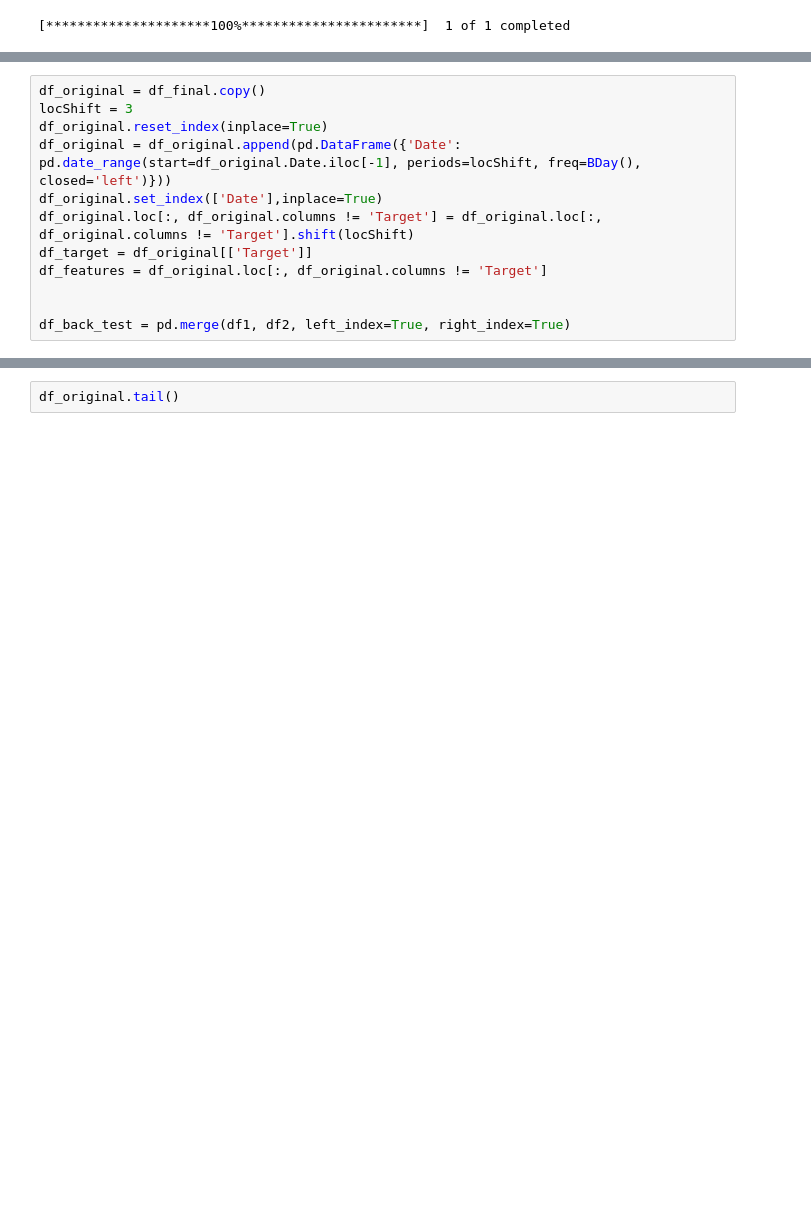
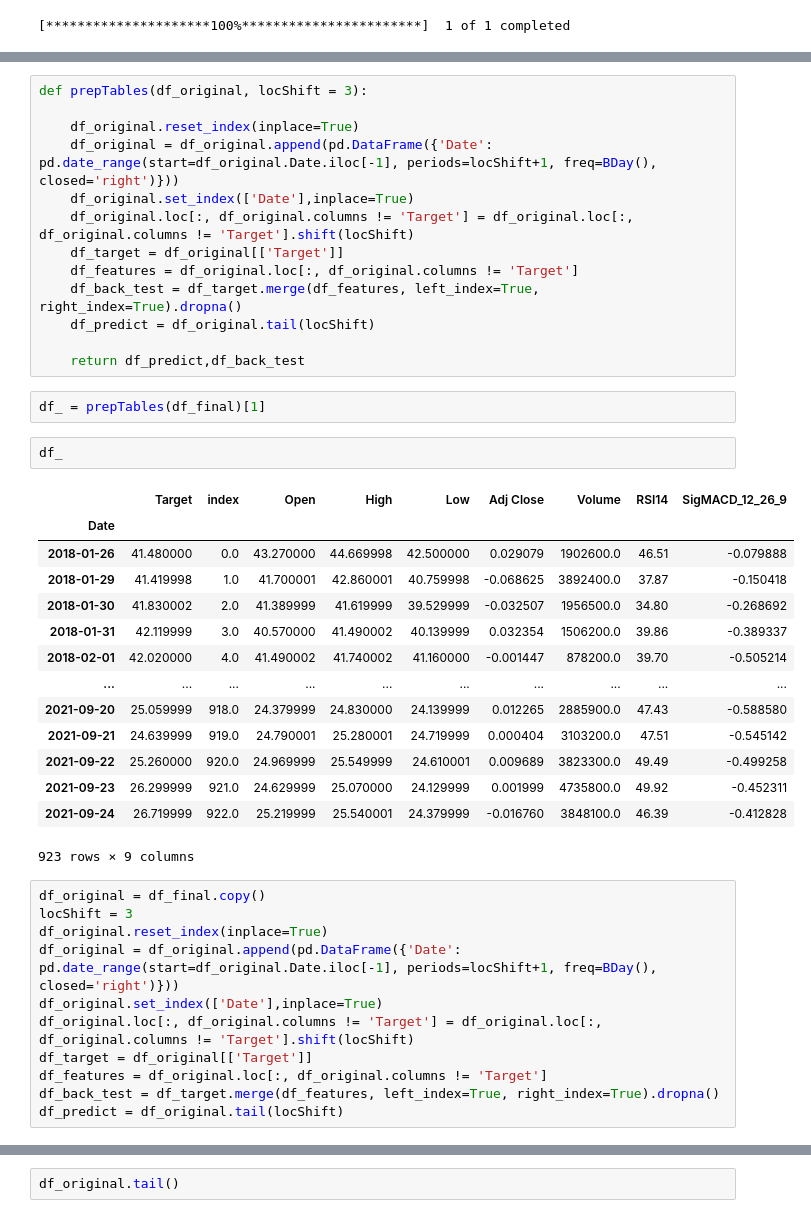
Before and after one commit to gerileka/LazyBox, a Jupyter notebook: main.ipynb, the cells around one changed output, grey strips where cells are left out. Saved outputs shown, nothing was run; the diff lists cells and outputs as text; blank space fills up the shorter version.

```diff
--- a/main.ipynb
+++ b/main.ipynb
@@ -29,12 +29,43 @@ df_final.tail()
+# %%
+def prepTables(df_original, locShift = 3):
+
+    df_original.reset_index(inplace=True)
+    df_original = df_original.append(pd.DataFrame({'Date': pd.date_range(start=df_original.Date.iloc[-1], periods=locShift+1, freq=BDay(), closed='right')}))
+    df_original.set_index(['Date'],inplace=True)
+    df_original.loc[:, df_original.columns != 'Target'] = df_original.loc[:, df_original.columns != 'Target'].shift(locShift)
+    df_target = df_original[['Target']]
+    df_features = df_original.loc[:, df_original.columns != 'Target']
+    df_back_test = df_target.merge(df_features, left_index=True, right_index=True).dropna()
+    df_predict = df_original.tail(locShift)
+
+    return df_predict,df_back_test
+# %%
+df_ = prepTables(df_final)[1]
+# %%
+df_
+# %% [output]
+|  | Target | index | Open | High | Low | Adj Close | Volume | RSI14 | SigMACD_12_26_9 |
+| Date |  |  |  |  |  |  |  |  |  |
+| 2018-01-26 | 41.480000 | 0.0 | 43.270000 | 44.669998 | 42.500000 | 0.029079 | 1902600.0 | 46.51 | -0.079888 |
+| 2018-01-29 | 41.419998 | 1.0 | 41.700001 | 42.860001 | 40.759998 | -0.068625 | 3892400.0 | 37.87 | -0.150418 |
+| 2018-01-30 | 41.830002 | 2.0 | 41.389999 | 41.619999 | 39.529999 | -0.032507 | 1956500.0 | 34.80 | -0.268692 |
+| 2018-01-31 | 42.119999 | 3.0 | 40.570000 | 41.490002 | 40.139999 | 0.032354 | 1506200.0 | 39.86 | -0.389337 |
+| 2018-02-01 | 42.020000 | 4.0 | 41.490002 | 41.740002 | 41.160000 | -0.001447 | 878200.0 | 39.70 | -0.505214 |
+| ... | ... | ... | ... | ... | ... | ... | ... | ... | ... |
+| 2021-09-20 | 25.059999 | 918.0 | 24.379999 | 24.830000 | 24.139999 | 0.012265 | 2885900.0 | 47.43 | -0.588580 |
+| 2021-09-21 | 24.639999 | 919.0 | 24.790001 | 25.280001 | 24.719999 | 0.000404 | 3103200.0 | 47.51 | -0.545142 |
+| 2021-09-22 | 25.260000 | 920.0 | 24.969999 | 25.549999 | 24.610001 | 0.009689 | 3823300.0 | 49.49 | -0.499258 |
+| 2021-09-23 | 26.299999 | 921.0 | 24.629999 | 25.070000 | 24.129999 | 0.001999 | 4735800.0 | 49.92 | -0.452311 |
+| 2021-09-24 | 26.719999 | 922.0 | 25.219999 | 25.540001 | 24.379999 | -0.016760 | 3848100.0 | 46.39 | -0.412828 |
+923 rows × 9 columns
 # %%
 df_original = df_final.copy()
 locShift = 3
 df_original.reset_index(inplace=True)
-df_original = df_original.append(pd.DataFrame({'Date': pd.date_range(start=df_original.Date.iloc[-1], periods=locShift, freq=BDay(), closed='left')}))
+df_original = df_original.append(pd.DataFrame({'Date': pd.date_range(start=df_original.Date.iloc[-1], periods=locShift+1, freq=BDay(), closed='right')}))
 df_original.set_index(['Date'],inplace=True)
 df_original.loc[:, df_original.columns != 'Target'] = df_original.loc[:, df_original.columns != 'Target'].shift(locShift)
 df_target = df_original[['Target']]
 df_features = df_original.loc[:, df_original.columns != 'Target']
-
-
-df_back_test = pd.merge(df1, df2, left_index=True, right_index=True)
+df_back_test = df_target.merge(df_features, left_index=True, right_index=True).dropna()
+df_predict = df_original.tail(locShift)
```
Also changed, not shown: parts of 6 cells of this notebook, 2 other files.
